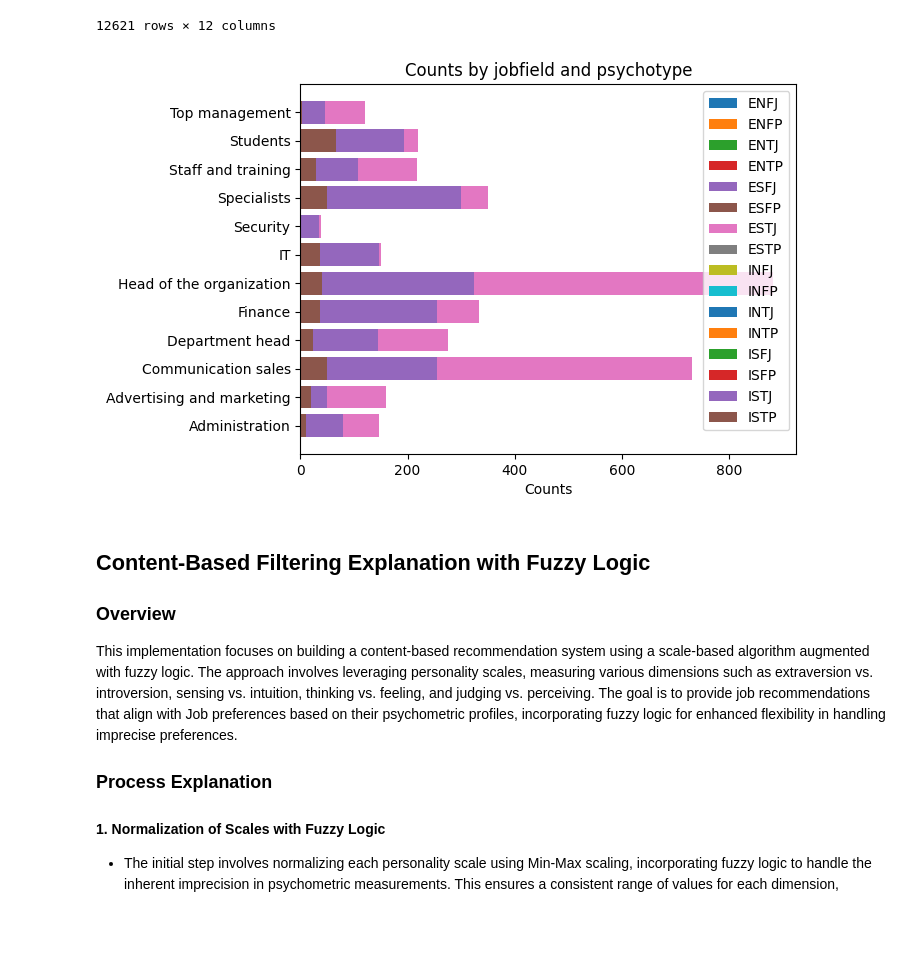
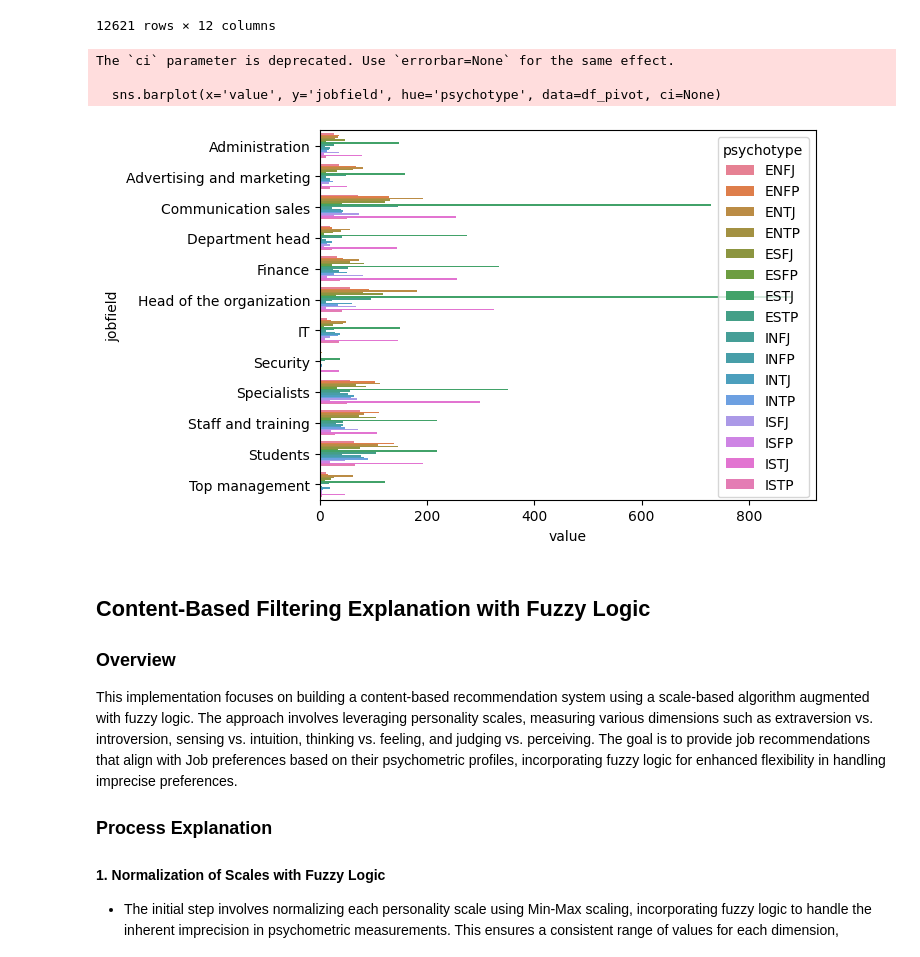
Before and after one commit to fairuzald/Hybrid-MBTI-Job-Based-Recommender-System, a Jupyter notebook: recommender_systems.ipynb, the cells around one changed output. Cells and saved outputs as stored; diff of their text form; code cells hidden in the pictures; blank space fills up the shorter version.

```diff
--- a/recommender_systems.ipynb
+++ b/recommender_systems.ipynb
@@ -50,31 +76,20 @@ df
 | 12620 | Lawyer | Specialists | 21 | 16 | 27 | 9 | 30 | 8 | 32 | 2 | ... |
 | 12621 | Lawyer | Specialists | 15 | 18 | 20 | 9 | 28 | 6 | 33 | 6 | ... |
 12621 rows × 12 columns
-# %%
-import matplotlib.pyplot as plt
-
-# Data Anda
-contingency_table = pd.crosstab(df['jobfield'], df['psychotype'])
-
-# Mendapatkan label dan data
-jobfields = contingency_table.index
-psychotypes = contingency_table.columns
-
-# Membuat plot
-fig, ax = plt.subplots()
-
-# Membuat batang
-for i, psychotype in enumerate(psychotypes):
-    ax.barh(jobfields, contingency_table[psychotype], label=psychotype)
-
-# Menambahkan beberapa detail
-ax.set_xlabel('Counts')
-ax.set_title('Counts by jobfield and psychotype')
-ax.legend()
-
-plt.show()
-# %% [output]
-[figure, removed]
+# %%
+# Pivot data
+df_pivot = contingency_table.reset_index().melt(id_vars='jobfield')
+
+# Create bar chart
+sns.barplot(x='value', y='jobfield', hue='psychotype', data=df_pivot, ci=None)
+
+# Plot Show
+plt.show()
+# %% [output]
+The `ci` parameter is deprecated. Use `errorbar=None` for the same effect.
+
+  sns.barplot(x='value', y='jobfield', hue='psychotype', data=df_pivot, ci=None)
+[figure, added]
 # %% [markdown]
 ## Content-Based Filtering Explanation with Fuzzy Logic
 
```
Also changed, not shown: parts of 11 cells of this notebook, 4 other files.
